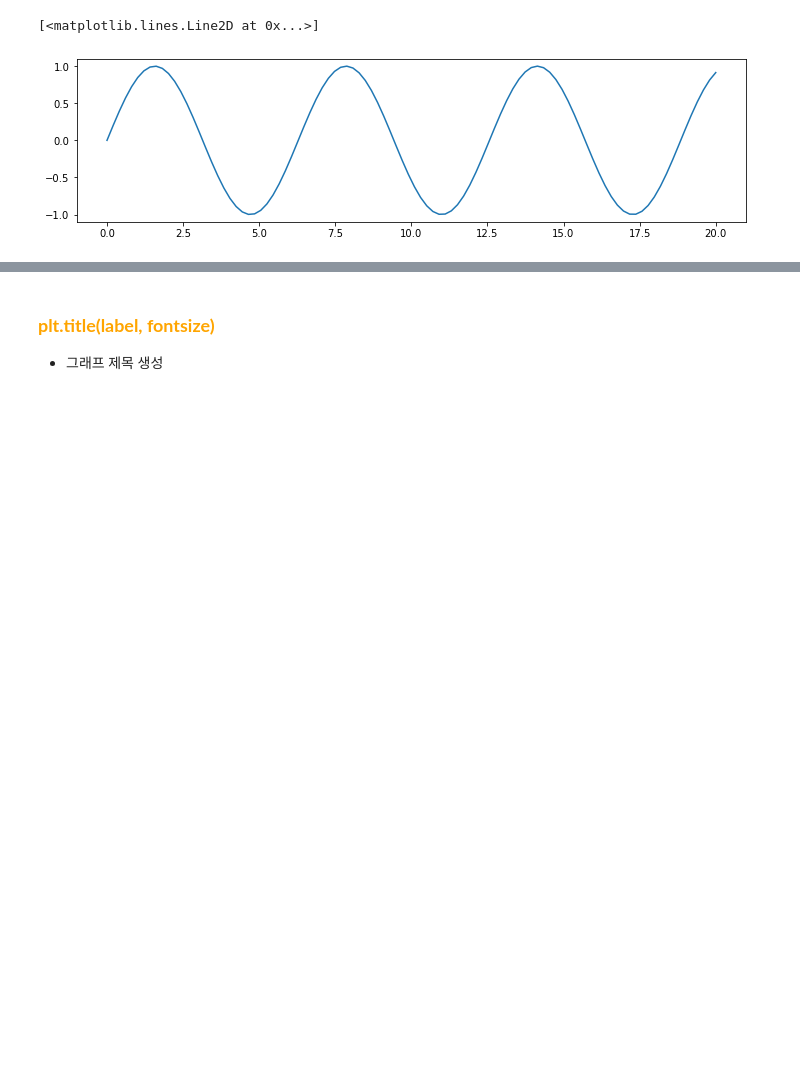
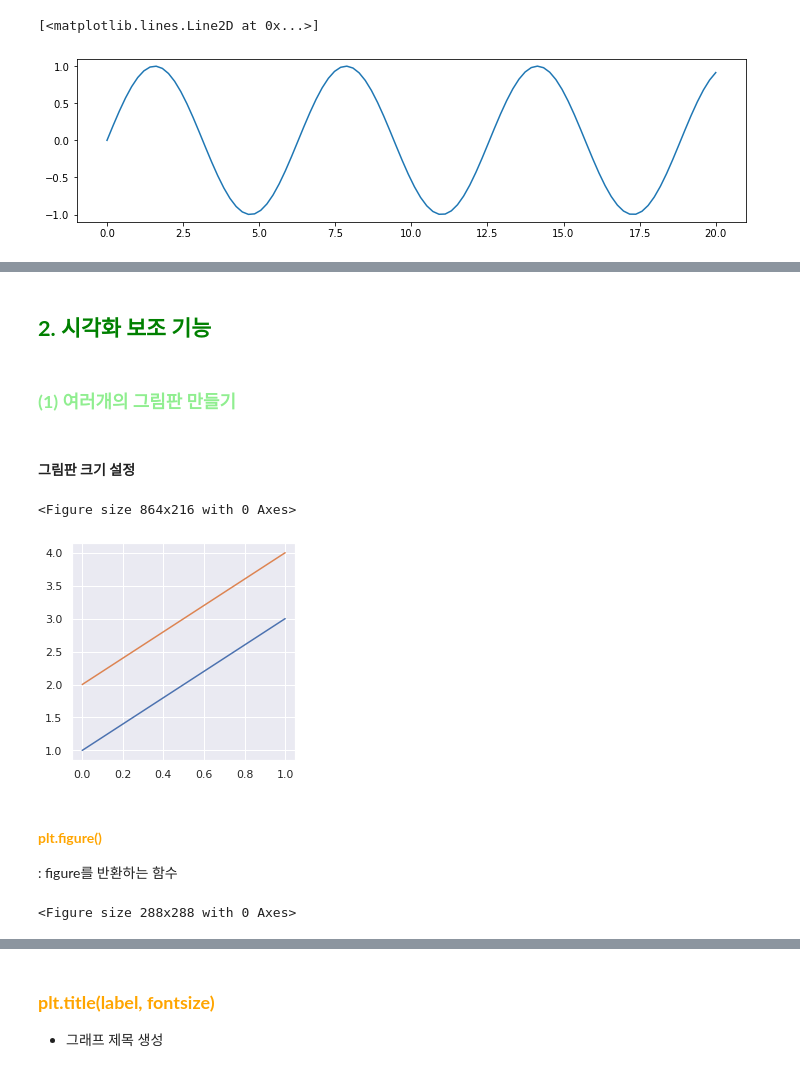
Before and after one commit to GaYounKoh/study, a Jupyter notebook: 2 따릉이/[1w] 0 따릉이 데이터를 활용한 데이터 분석, 학습단계.ipynb, the cells around one changed output, grey strips where cells are left out. Saved outputs shown, nothing was run; the diff lists cells and outputs as text; code cells hidden in the pictures; blank space fills up the shorter version.

```diff
--- a/2 따릉이/[1w] 0 따릉이 데이터를 활용한 데이터 분석, 학습단계.ipynb
+++ b/2 따릉이/[1w] 0 따릉이 데이터를 활용한 데이터 분석, 학습단계.ipynb
@@ -86,0 +117,30 @@ plt.show()
+# %% [markdown]
+## <span style = 'color:green'> **2. 시각화 보조 기능** </span>
+# %% [markdown]
+### <span style = 'color:lightgreen'> **(1) 여러개의 그림판 만들기** </span>
+# %% [markdown]
+#### **그림판 크기** 설정
+# %%
+_ = plt.figure(figsize = (12,3))
+# %% [output]
+<Figure size 864x216 with 0 Axes>
+# %%
+_ = plt.rcParams['figure.figsize'] = (4,4) # plt.rcParams는 plt.plot 앞 뒤에 배치될 수 있다.
+                                           # 동일한 스크립트에서 작성된 그림은 할당된 것과 동일한 그림크기를 공유한다.
+                                           # 동일한 스크립트에서 figure.figsize를 여러 번 할당할 수 있지만
+                                           # 생성된 그림에는 첫 번째 설정만 적용된다.
+_ = plt.plot([[1,2],[3,4]])
+_ = plt.show()
+# import numpy as np
+# # fig, ax = plt.subplots()
+# ax.plot(range(100), [np.sin(value) for value in range(100)])
+# ax.show()
+# %% [output]
+[figure, added]
+# %% [markdown]
+#### <span style = 'color:orange'> **plt.figure()** </span>
+: figure를 반환하는 함수
+# %%
+fig = plt.figure()
+# %% [output]
+<Figure size 288x288 with 0 Axes>
```
Also changed, not shown: parts of 37 cells of this notebook, 34 other files.
